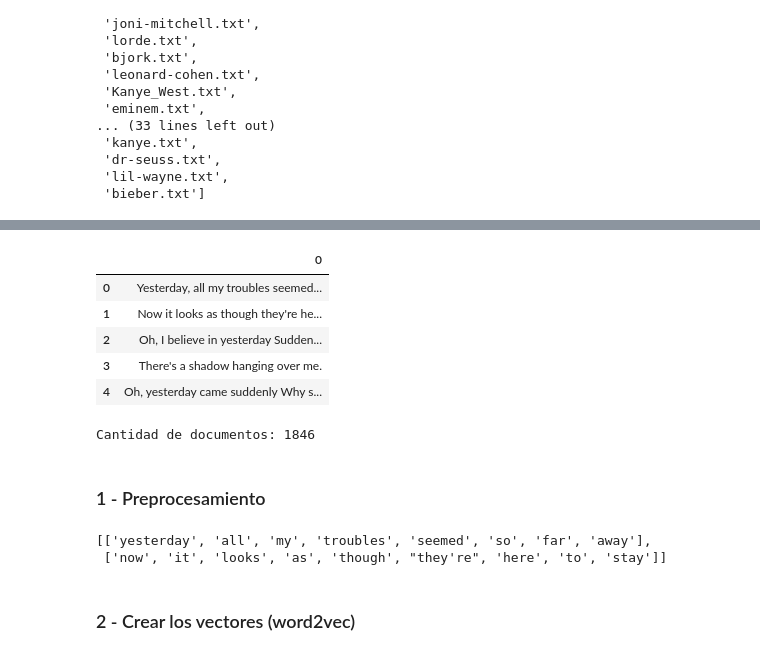
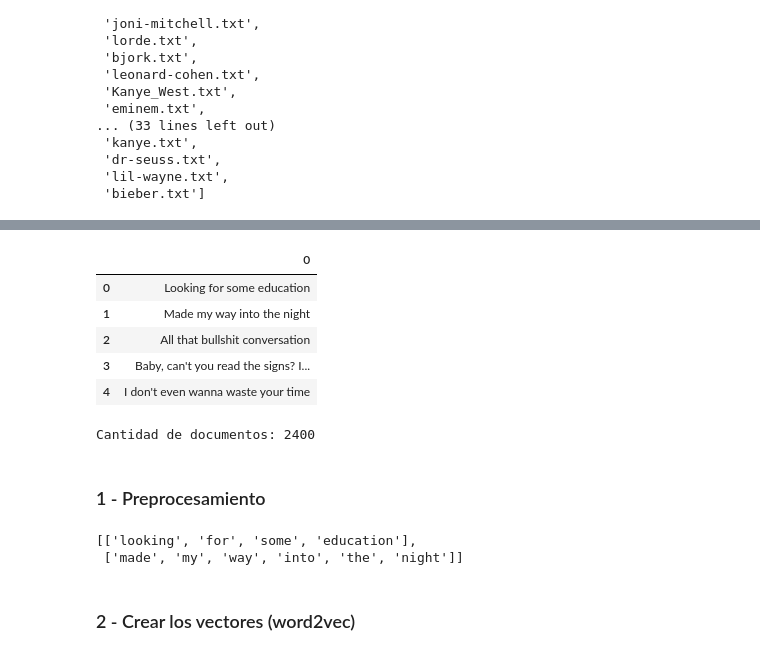
Before and after one commit to jbrazonath/Desafios-NLP, a Jupyter notebook: Desafio_2.ipynb, the cells around one changed output, grey strips where cells are left out. Saved outputs shown, nothing was run; the diff lists cells and outputs as text; code cells hidden in the pictures.

```diff
--- a/Desafio_2.ipynb
+++ b/Desafio_2.ipynb
@@ -87,6 +87,6 @@ os.listdir("./songs_dataset/")
  'bieber.txt']
 # %%
 # Armar el dataset utilizando salto de línea para separar las oraciones/docs
-df = pd.read_csv('songs_dataset/beatles.txt', sep='/n', header=None)
+df = pd.read_csv('songs_dataset/adele.txt', sep='/n', header=None)
 df.head()
 # %% [output]
@@ -93,13 +94,13 @@ df.head()
 |  | 0 |
-| 0 | Yesterday, all my troubles seemed... |
-| 1 | Now it looks as though they're he... |
-| 2 | Oh, I believe in yesterday Sudden... |
-| 3 | There's a shadow hanging over me. |
-| 4 | Oh, yesterday came suddenly Why s... |
+| 0 | Looking for some education |
+| 1 | Made my way into the night |
+| 2 | All that bullshit conversation |
+| 3 | Baby, can't you read the signs? I... |
+| 4 | I don't even wanna waste your time |
 # %%
 print("Cantidad de documentos:", df.shape[0])
 # %% [output]
-Cantidad de documentos: 1846
+Cantidad de documentos: 2400
 # %% [markdown]
 ### 1 - Preprocesamiento
 # %%
@@ -114,8 +115,8 @@ for _, row in df[:None].iterrows():
 # Demos un vistazo
 sentence_tokens[:2]
 # %% [output]
-[['yesterday', 'all', 'my', 'troubles', 'seemed', 'so', 'far', 'away'],
- ['now', 'it', 'looks', 'as', 'though', "they're", 'here', 'to', 'stay']]
+[['looking', 'for', 'some', 'education'],
+ ['made', 'my', 'way', 'into', 'the', 'night']]
 # %% [markdown]
 ### 2 - Crear los vectores (word2vec)
 # %%
```
Also changed, not shown: parts of 20 cells of this notebook.
